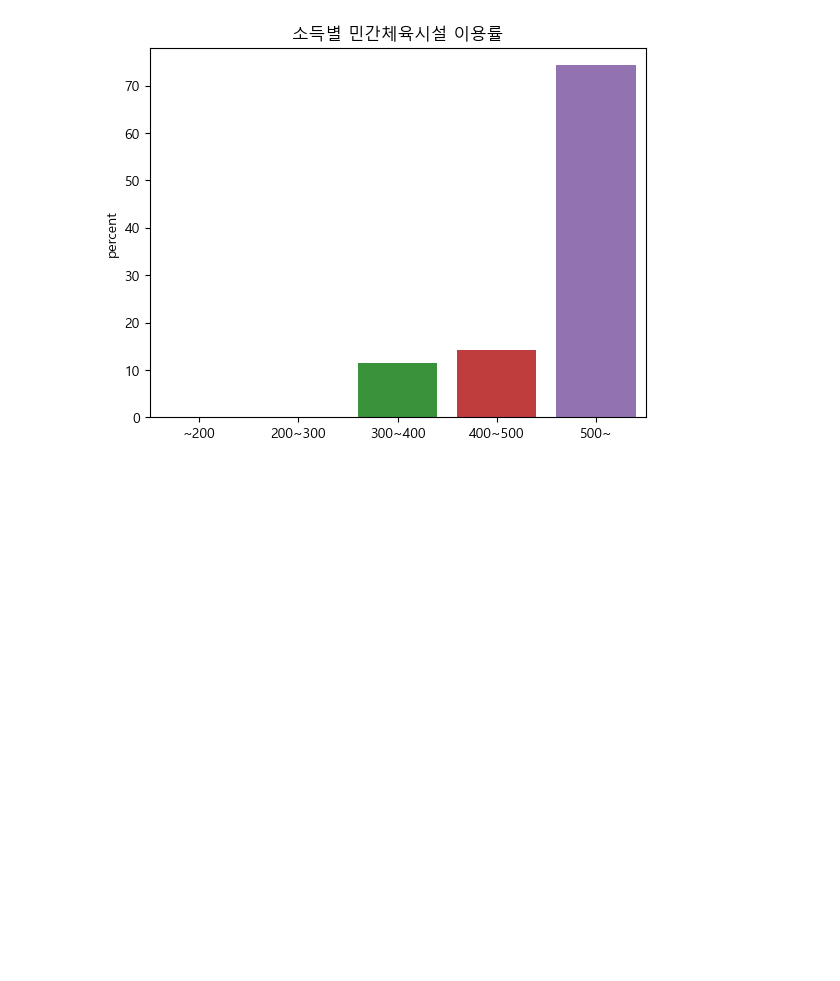
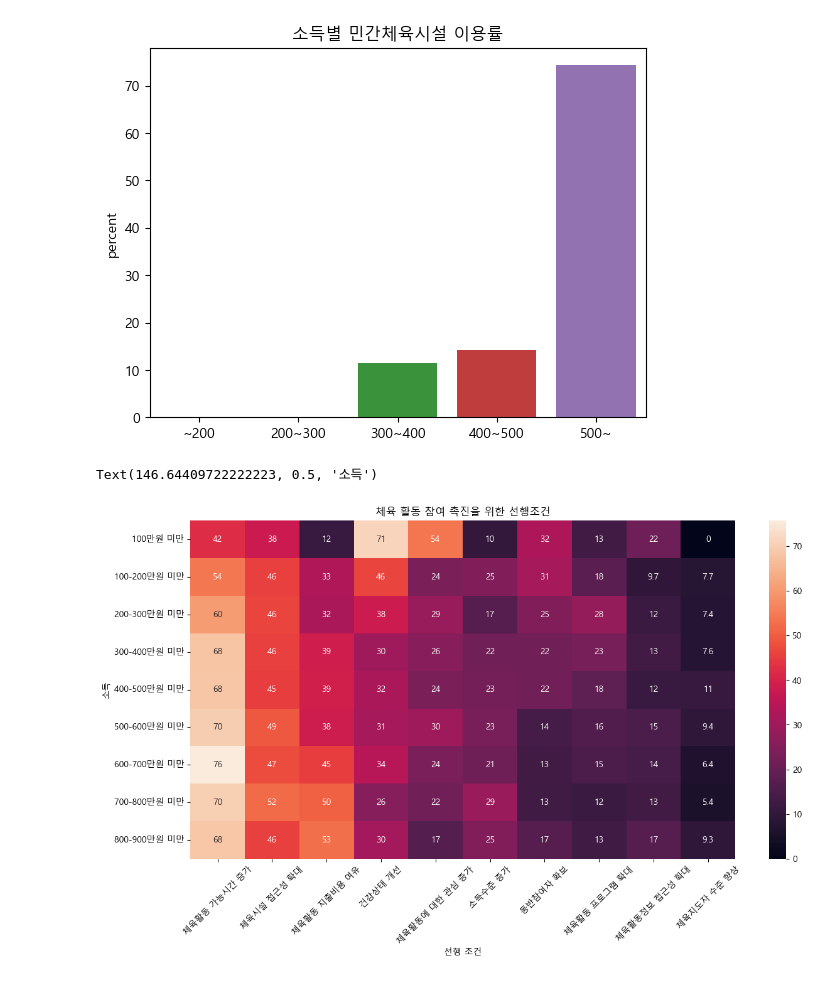
Before and after one commit to qortmdwns/adam, a Jupyter notebook: team_pjt/team.ipynb, the cells around one changed output. Drawn from its saved outputs; the diff is of its cells as text; code cells hidden in the pictures; blank space fills up the shorter version.

```diff
--- a/team_pjt/team.ipynb
+++ b/team_pjt/team.ipynb
@@ -287,3 +265,17 @@ sns.barplot(x=x_by_income,y=y_result)
 # %% [output]
 <Axes: title={'center': '소득별 민간체육시설 이용률'}, ylabel='percent'>
 [figure]
+# %%
+H_M_Sport_Condition=H_M_Sport_Condition.astype(float)
+plt.figure(figsize=(14,7))
+
+plt.title("체육 활동 참여 촉진을 위한 선행조건")
+
+sns.heatmap(data=H_M_Sport_Condition, annot=True)
+plt.xticks(rotation=45)
+plt.xlabel("선행 조건")
+
+plt.ylabel("소득")
+# %% [output]
+Text(146.64409722222223, 0.5, '소득')
+[figure, added]
```
Also changed, not shown: parts of 7 cells of this notebook, 1 other file.
